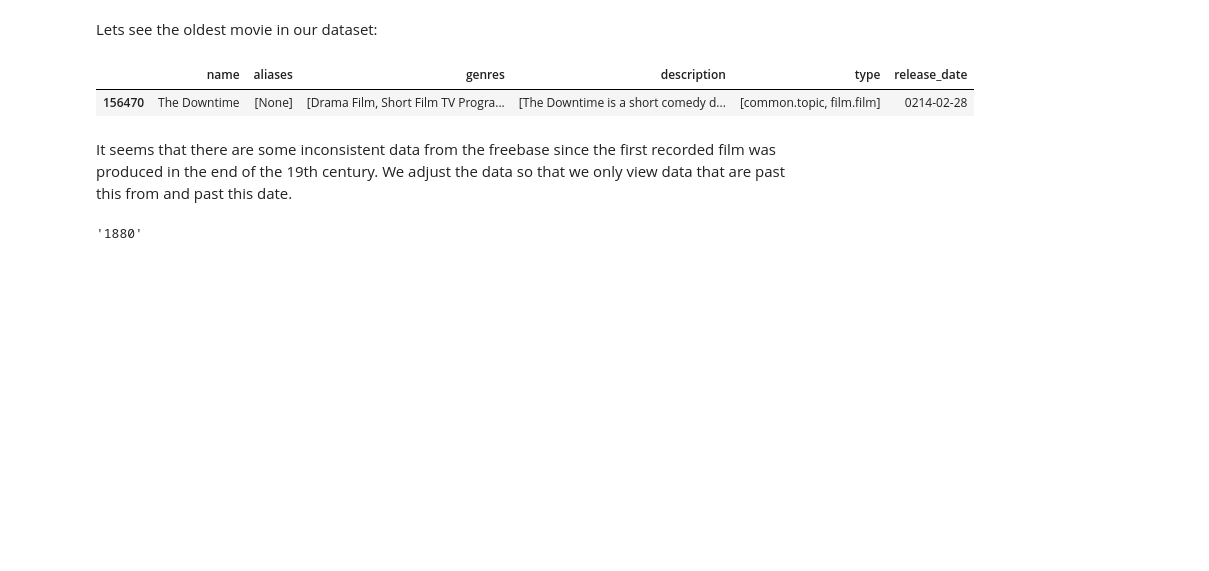
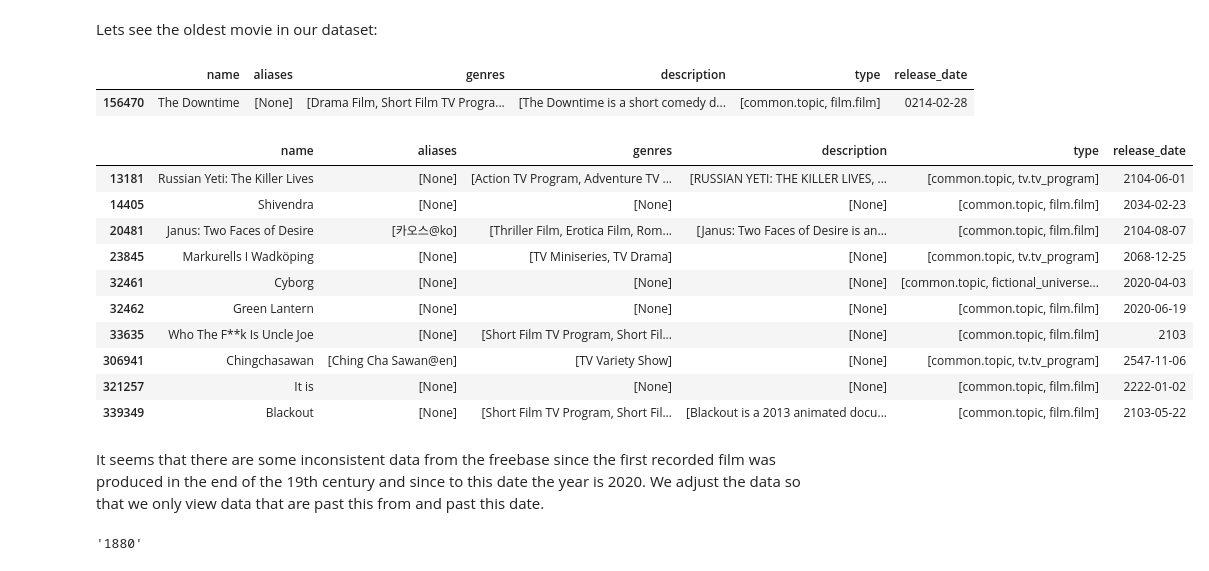
Before and after one commit to Denissovan/VINF-stats-indexing, a Jupyter notebook: VINF-indexovanie.ipynb, the cells around one changed output. Cells and saved outputs as stored; diff of their text form; code cells hidden in the pictures; blank space fills up the shorter version.

```diff
--- a/VINF-indexovanie.ipynb
+++ b/VINF-indexovanie.ipynb
@@ -59,8 +313,22 @@ df[df['release_date'] == df['release_date'].min()]
 # %% [output]
 |  | name | aliases | genres | description | type | release_date |
 | 156470 | The Downtime | [None] | [Drama Film, Short Film TV Progra... | [The Downtime is a short comedy d... | [common.topic, film.film] | 0214-02-28 |
+# %%
+df[(df['release_date'] > "2020") & (df['release_date'] != "None")]
+# %% [output]
+|  | name | aliases | genres | description | type | release_date |
+| 13181 | Russian Yeti: The Killer Lives | [None] | [Action TV Program, Adventure TV ... | [RUSSIAN YETI: THE KILLER LIVES, ... | [common.topic, tv.tv_program] | 2104-06-01 |
+| 14405 | Shivendra | [None] | [None] | [None] | [common.topic, film.film] | 2034-02-23 |
+| 20481 | Janus: Two Faces of Desire | [카오스@ko] | [Thriller Film, Erotica Film, Rom... | [Janus: Two Faces of Desire is an... | [common.topic, film.film] | 2104-08-07 |
+| 23845 | Markurells I Wadköping | [None] | [TV Miniseries, TV Drama] | [None] | [common.topic, tv.tv_program] | 2068-12-25 |
+| 32461 | Cyborg | [None] | [None] | [None] | [common.topic, fictional_universe... | 2020-04-03 |
+| 32462 | Green Lantern | [None] | [None] | [None] | [common.topic, film.film] | 2020-06-19 |
+| 33635 | Who The F**k Is Uncle Joe | [None] | [Short Film TV Program, Short Fil... | [None] | [common.topic, film.film] | 2103 |
+| 306941 | Chingchasawan | [Ching Cha Sawan@en] | [TV Variety Show] | [None] | [common.topic, tv.tv_program] | 2547-11-06 |
+| 321257 | It is | [None] | [None] | [None] | [common.topic, film.film] | 2222-01-02 |
+| 339349 | Blackout | [None] | [Short Film TV Program, Short Fil... | [Blackout is a 2013 animated docu... | [common.topic, film.film] | 2103-05-22 |
 # %% [markdown]
-It seems that there are some inconsistent data from the freebase since the first recorded film was produced in the end of the 19th century. We adjust the data so that we only view data that are past this from and past this date.
+It seems that there are some inconsistent data from the freebase since the first recorded film was produced in the end of the 19th century and since to this date the year is 2020. We adjust the data so that we only view data that are past this from and past this date.
 # %%
 date_column = df[(df['release_date'] >= '1870') & (df['release_date'] <= "2020") & (df['release_date'] != "None")]['release_date']
 # %%
```
Also changed, not shown: parts of 63 cells of this notebook.
